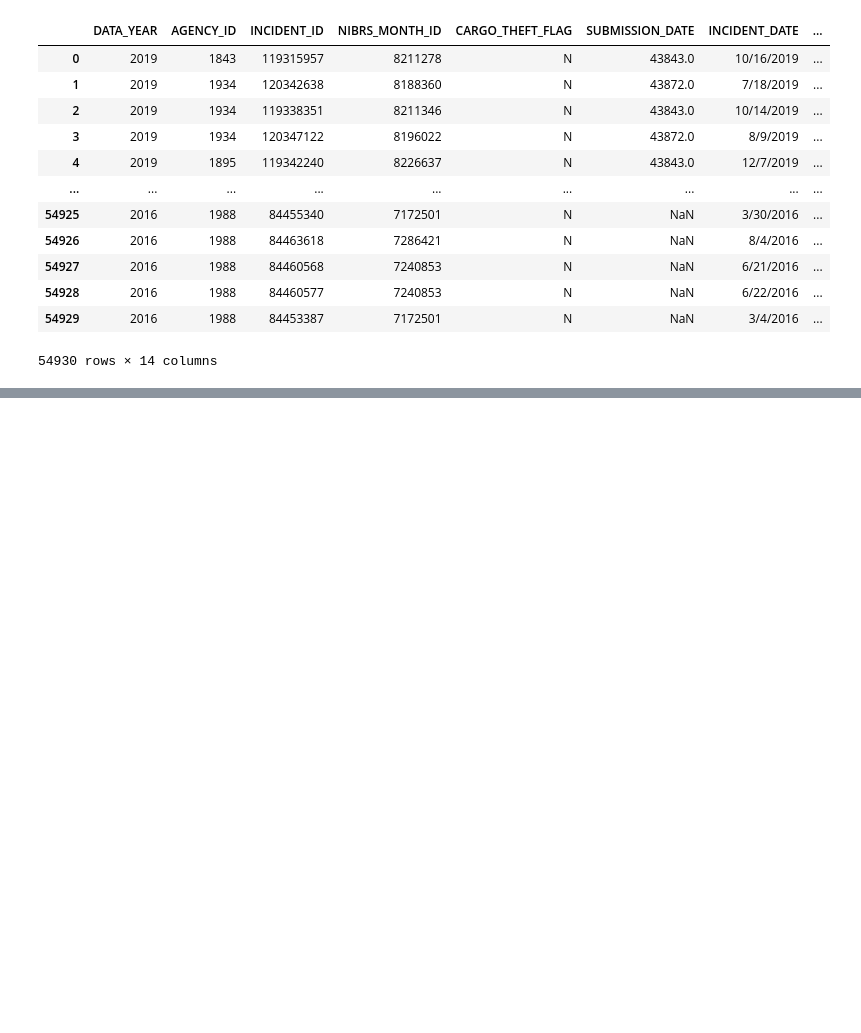
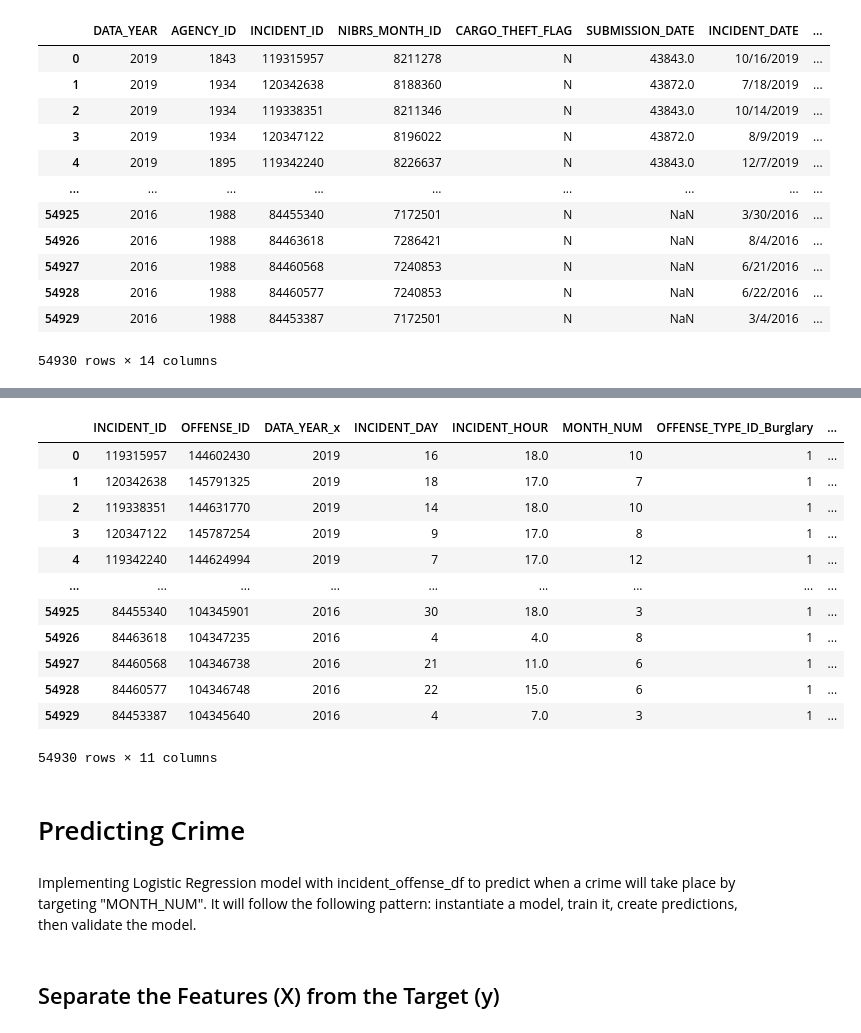
Before and after one commit to mfGWU/module20_finalproject, a Jupyter notebook: DataAnalysis_phase.ipynb, the cells around one changed output, grey strips where cells are left out. Cells and saved outputs as stored; diff of their text form; code cells hidden in the pictures; blank space fills up the shorter version.

```diff
--- a/DataAnalysis_phase.ipynb
+++ b/DataAnalysis_phase.ipynb
@@ -120,0 +149,20 @@ merged_df
+# %%
+# Custom Encode the months
+months_num = {
+   "January": 1,
+   "February": 2,
+   "March": 3,
+   "April": 4,
+   "May": 5,
+   "June": 6,
+   "July": 7,
+   "August": 8,
+   "September": 9,
+   "October": 10,
+   "November": 11,
+   "December": 12,
+}
+# %%
+# A lambda function is applied to the month column to perform the actual conversion
+incident_offense_df["MONTH_NUM"] = incident_offense_df["INCIDENT_Month"].apply(lambda x: months_num[x])
+incident_offense_df
@@ -120,0 +188,4 @@ merged_df
+# %%
+# Drop the "INCIDENT_Month" column after converting the months to number
+incident_offense_df = incident_offense_df.drop(["INCIDENT_Month"], axis=1)
+incident_offense_df.head()
@@ -120,0 +199,18 @@ merged_df
+# %%
+# Binary encoding using Pandas (multiple columns)
+incident_offense_df_encoded = pd.get_dummies(incident_offense_df, columns=["OFFENSE_TYPE_ID", "LOCATION_ID"])
+incident_offense_df_encoded
+# %% [output]
+|  | INCIDENT_ID | OFFENSE_ID | ﻿DATA_YEAR_x | INCIDENT_DAY | INCIDENT_HOUR | MONTH_NUM | OFFENSE_TYPE_ID_Burglary | ... |
+| 0 | 119315957 | 144602430 | 2019 | 16 | 18.0 | 10 | 1 | ... |
+| 1 | 120342638 | 145791325 | 2019 | 18 | 17.0 | 7 | 1 | ... |
+| 2 | 119338351 | 144631770 | 2019 | 14 | 18.0 | 10 | 1 | ... |
+| 3 | 120347122 | 145787254 | 2019 | 9 | 17.0 | 8 | 1 | ... |
+| 4 | 119342240 | 144624994 | 2019 | 7 | 17.0 | 12 | 1 | ... |
+| ... | ... | ... | ... | ... | ... | ... | ... | ... |
+| 54925 | 84455340 | 104345901 | 2016 | 30 | 18.0 | 3 | 1 | ... |
+| 54926 | 84463618 | 104347235 | 2016 | 4 | 4.0 | 8 | 1 | ... |
+| 54927 | 84460568 | 104346738 | 2016 | 21 | 11.0 | 6 | 1 | ... |
+| 54928 | 84460577 | 104346748 | 2016 | 22 | 15.0 | 6 | 1 | ... |
+| 54929 | 84453387 | 104345640 | 2016 | 4 | 7.0 | 3 | 1 | ... |
+54930 rows × 11 columns
@@ -120,0 +219,6 @@ merged_df
+# %% [markdown]
+# Predicting Crime
+# %% [markdown]
+Implementing Logistic Regression model with incident_offense_df to predict when a crime will take place by targeting "MONTH_NUM". It will follow the following pattern: instantiate a model, train it, create predictions, then validate the model.
+# %% [markdown]
+## Separate the Features (X) from the Target (y)
```
Also changed, not shown: parts of 18 cells of this notebook, 1 other file.
